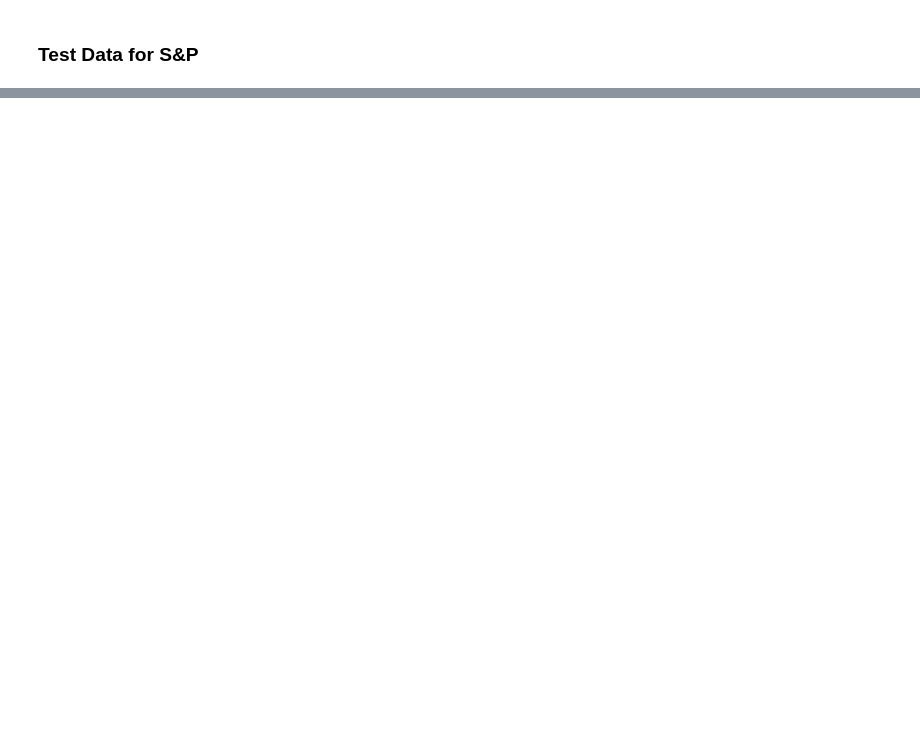
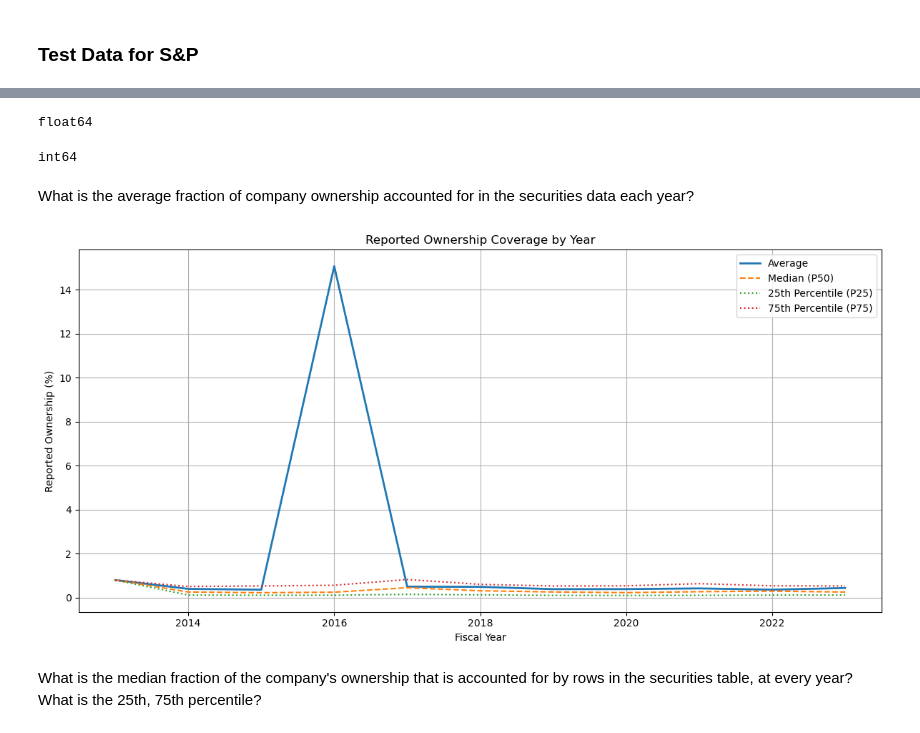
Before and after one commit to nashlaturciosss/fed-data-scraper, a Jupyter notebook: notebooks/clean_csvs.ipynb, the cells around one changed output, grey strips where cells are left out. Cells and saved outputs as stored; diff of their text form; code cells hidden in the pictures; blank space fills up the shorter version.

Commit message:
Includes cleaned merged DF and preliminary data analysis

```diff
--- a/notebooks/clean_csvs.ipynb
+++ b/notebooks/clean_csvs.ipynb
@@ -190,0 +503,3 @@ cleaned_securities_df_S3.to_csv(os.path.join(output_folder, "cleaned_securities_
+# %%
+merged_df.drop_duplicates(inplace=True)
+merged_df.reset_index(drop=True, inplace=True)
@@ -190,0 +534,56 @@ cleaned_securities_df_S3.to_csv(os.path.join(output_folder, "cleaned_securities_
+# %%
+print(merged_df['Percentage of Ownership'].dtype)
+# %% [output]
+float64
+# %%
+merged_df['Fiscal Year'] = (
+    merged_df['Fiscal Year']
+    .str.replace(',', '', regex=False)
+    .astype(int)
+)
+# %%
+print(merged_df['Fiscal Year'].dtype)
+# %% [output]
+int64
+# %% [markdown]
+What is the average fraction of company ownership accounted for in the securities data each year?
+# %%
+
+import matplotlib.pyplot as plt
+
+# Step 1: Sum ownership per bank per year
+bank_year_ownership = (
+    merged_df
+    .groupby(['Bank', 'Fiscal Year'])['Percentage of Ownership']
+    .sum()
+    .reset_index(name='Total Reported Ownership')
+)
+
+# Step 2: Now compute average, median, p25, and p75 across banks for each year
+ownership_summary = (
+    bank_year_ownership
+    .groupby('Fiscal Year')['Total Reported Ownership']
+    .agg(['mean', 'median', lambda x: x.quantile(0.25), lambda x: x.quantile(0.75)])
+    .rename(columns={'mean': 'Average', 'median': 'Median', '<lambda_0>': 'P25', '<lambda_1>': 'P75'})
+    .reset_index()
+)
+# %%
+plt.figure(figsize=(12,6))
+
+# Plot lines
+plt.plot(ownership_summary['Fiscal Year'], ownership_summary['Average'], label='Average', linewidth=2)
+plt.plot(ownership_summary['Fiscal Year'], ownership_summary['Median'], label='Median (P50)', linestyle='--')
+plt.plot(ownership_summary['Fiscal Year'], ownership_summary['P25'], label='25th Percentile (P25)', linestyle=':')
+plt.plot(ownership_summary['Fiscal Year'], ownership_summary['P75'], label='75th Percentile (P75)', linestyle=':')
+
+plt.xlabel('Fiscal Year')
+plt.ylabel('Reported Ownership (%)')
+plt.title('Reported Ownership Coverage by Year')
+plt.legend()
+plt.grid(True)
+plt.tight_layout()
+plt.show()
+# %% [output]
+[figure, added]
+# %% [markdown]
+What is the median fraction of the company's ownership that is accounted for by rows in the securities table, at every year? What is the 25th, 75th percentile?
```
Also changed, not shown: parts of 39 cells of this notebook, 8 other files.
